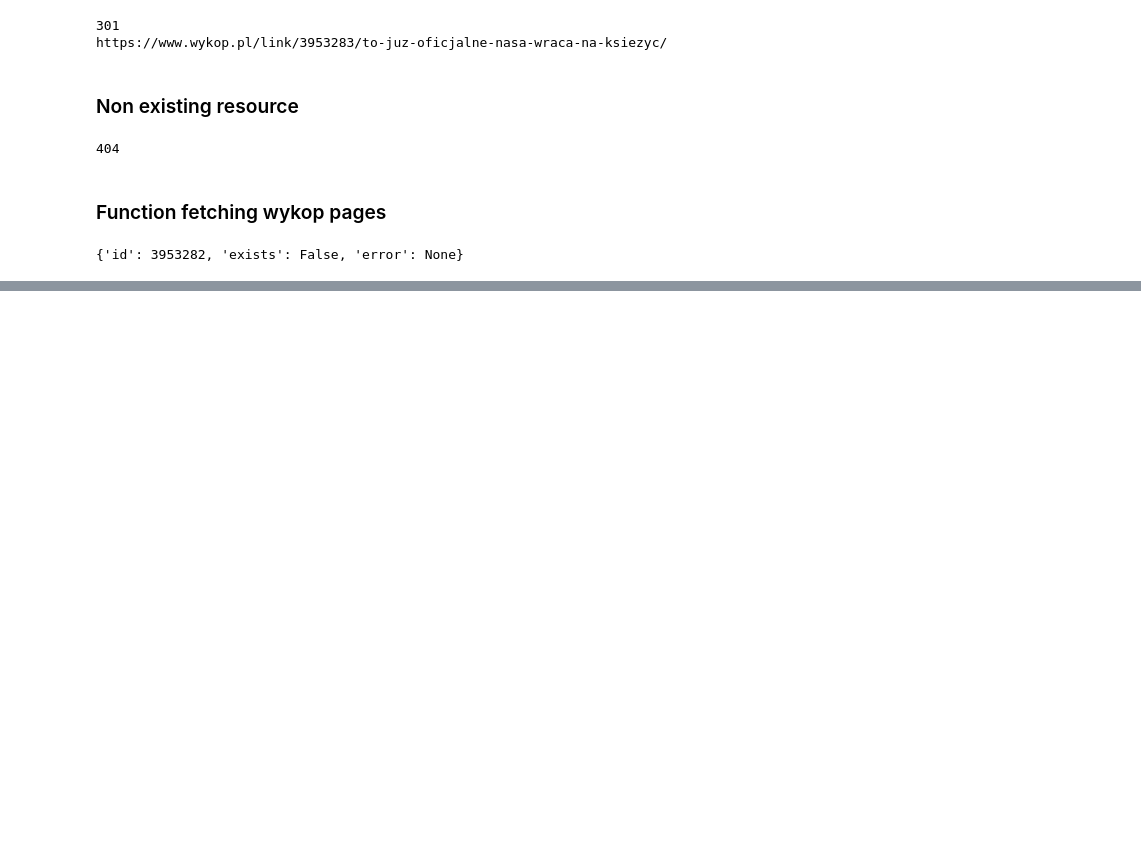
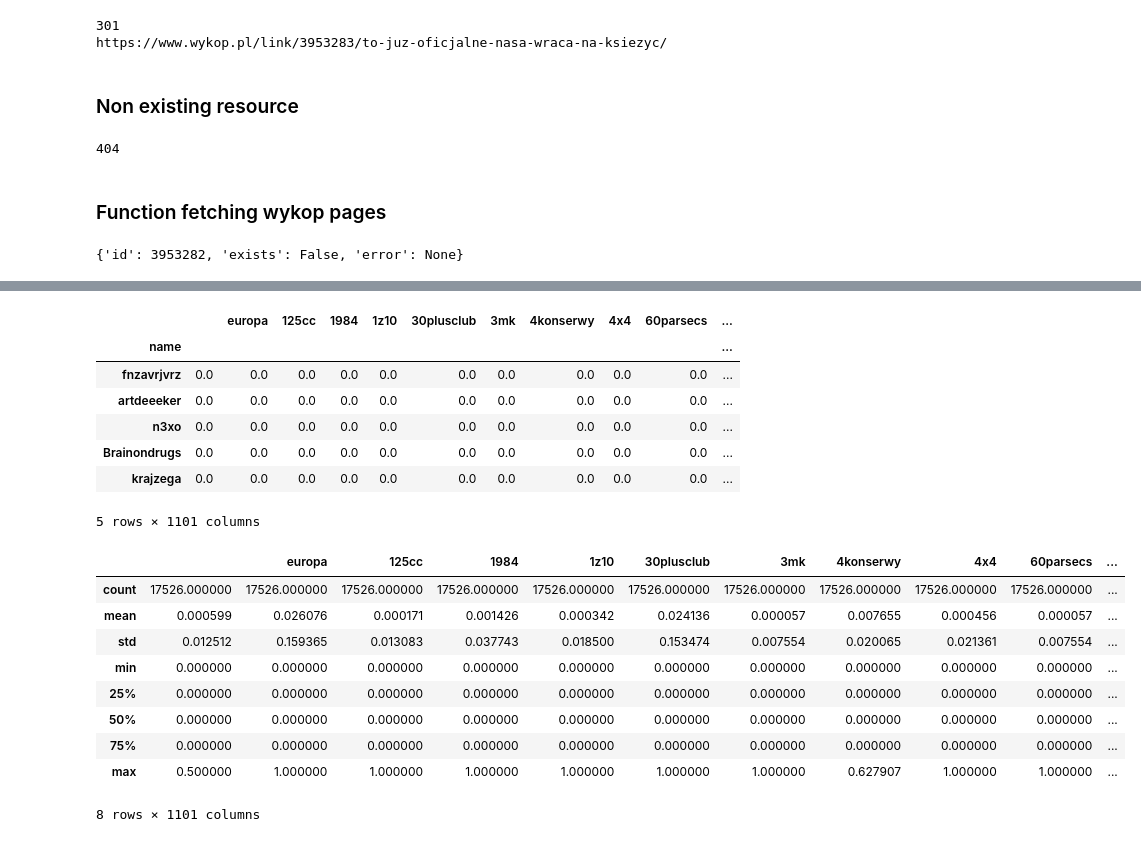
Before and after one commit to lzenczuk/ml_playground, a Jupyter notebook: wykop/Wykop.ipynb, the cells around one changed output, grey strips where cells are left out. Saved outputs shown, nothing was run; the diff lists cells and outputs as text; code cells hidden in the pictures; blank space fills up the shorter version.

```diff
--- a/wykop/Wykop.ipynb
+++ b/wykop/Wykop.ipynb
@@ -88,0 +246,34 @@ print fetch_wykop_page(3953282)
+# %%
+tags_occurence_on_pages_query = [
+    {"$unwind": {"path": "$keys"}},
+    {"$group": {"_id": "$keys", "occurs": {"$sum": 1}}},
+    {"$sort": {"occurs": -1}}
+]
+
+tspp = list(pages.aggregate(tags_occurence_on_pages_query))
+
+for tpp in tspp:
+    if tpp['_id'] in ut_df:
+        ut_df[tpp['_id']] = ut_df[tpp['_id']].apply(lambda x: x / tpp['occurs'])
+
+display(ut_df.head())
+ut_df.describe()
+# %% [output]
+|  |  | europa | 125cc | 1984 | 1z10 | 30plusclub | 3mk | 4konserwy | 4x4 | 60parsecs | ... |
+| name |  |  |  |  |  |  |  |  |  |  | ... |
+| fnzavrjvrz | 0.0 | 0.0 | 0.0 | 0.0 | 0.0 | 0.0 | 0.0 | 0.0 | 0.0 | 0.0 | ... |
+| artdeeeker | 0.0 | 0.0 | 0.0 | 0.0 | 0.0 | 0.0 | 0.0 | 0.0 | 0.0 | 0.0 | ... |
+| n3xo | 0.0 | 0.0 | 0.0 | 0.0 | 0.0 | 0.0 | 0.0 | 0.0 | 0.0 | 0.0 | ... |
+| Brainondrugs | 0.0 | 0.0 | 0.0 | 0.0 | 0.0 | 0.0 | 0.0 | 0.0 | 0.0 | 0.0 | ... |
+| krajzega | 0.0 | 0.0 | 0.0 | 0.0 | 0.0 | 0.0 | 0.0 | 0.0 | 0.0 | 0.0 | ... |
+5 rows × 1101 columns
+|  |  | europa | 125cc | 1984 | 1z10 | 30plusclub | 3mk | 4konserwy | 4x4 | 60parsecs | ... |
+| count | 17526.000000 | 17526.000000 | 17526.000000 | 17526.000000 | 17526.000000 | 17526.000000 | 17526.000000 | 17526.000000 | 17526.000000 | 17526.000000 | ... |
+| mean | 0.000599 | 0.026076 | 0.000171 | 0.001426 | 0.000342 | 0.024136 | 0.000057 | 0.007655 | 0.000456 | 0.000057 | ... |
+| std | 0.012512 | 0.159365 | 0.013083 | 0.037743 | 0.018500 | 0.153474 | 0.007554 | 0.020065 | 0.021361 | 0.007554 | ... |
+| min | 0.000000 | 0.000000 | 0.000000 | 0.000000 | 0.000000 | 0.000000 | 0.000000 | 0.000000 | 0.000000 | 0.000000 | ... |
+| 25% | 0.000000 | 0.000000 | 0.000000 | 0.000000 | 0.000000 | 0.000000 | 0.000000 | 0.000000 | 0.000000 | 0.000000 | ... |
+| 50% | 0.000000 | 0.000000 | 0.000000 | 0.000000 | 0.000000 | 0.000000 | 0.000000 | 0.000000 | 0.000000 | 0.000000 | ... |
+| 75% | 0.000000 | 0.000000 | 0.000000 | 0.000000 | 0.000000 | 0.000000 | 0.000000 | 0.000000 | 0.000000 | 0.000000 | ... |
+| max | 0.500000 | 1.000000 | 1.000000 | 1.000000 | 1.000000 | 1.000000 | 1.000000 | 0.627907 | 1.000000 | 1.000000 | ... |
+8 rows × 1101 columns
```
Also changed, not shown: parts of 10 cells of this notebook, 1 other file.
